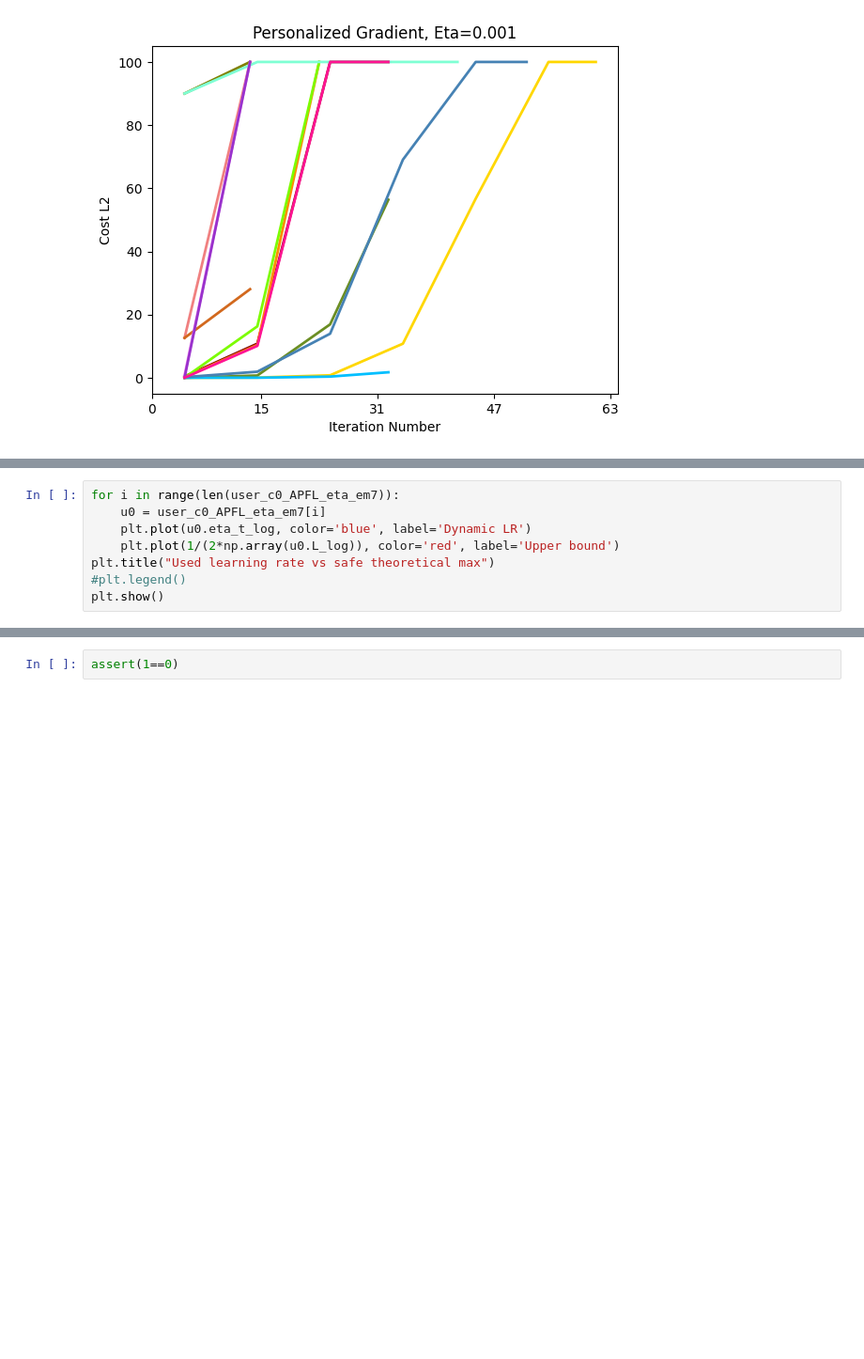
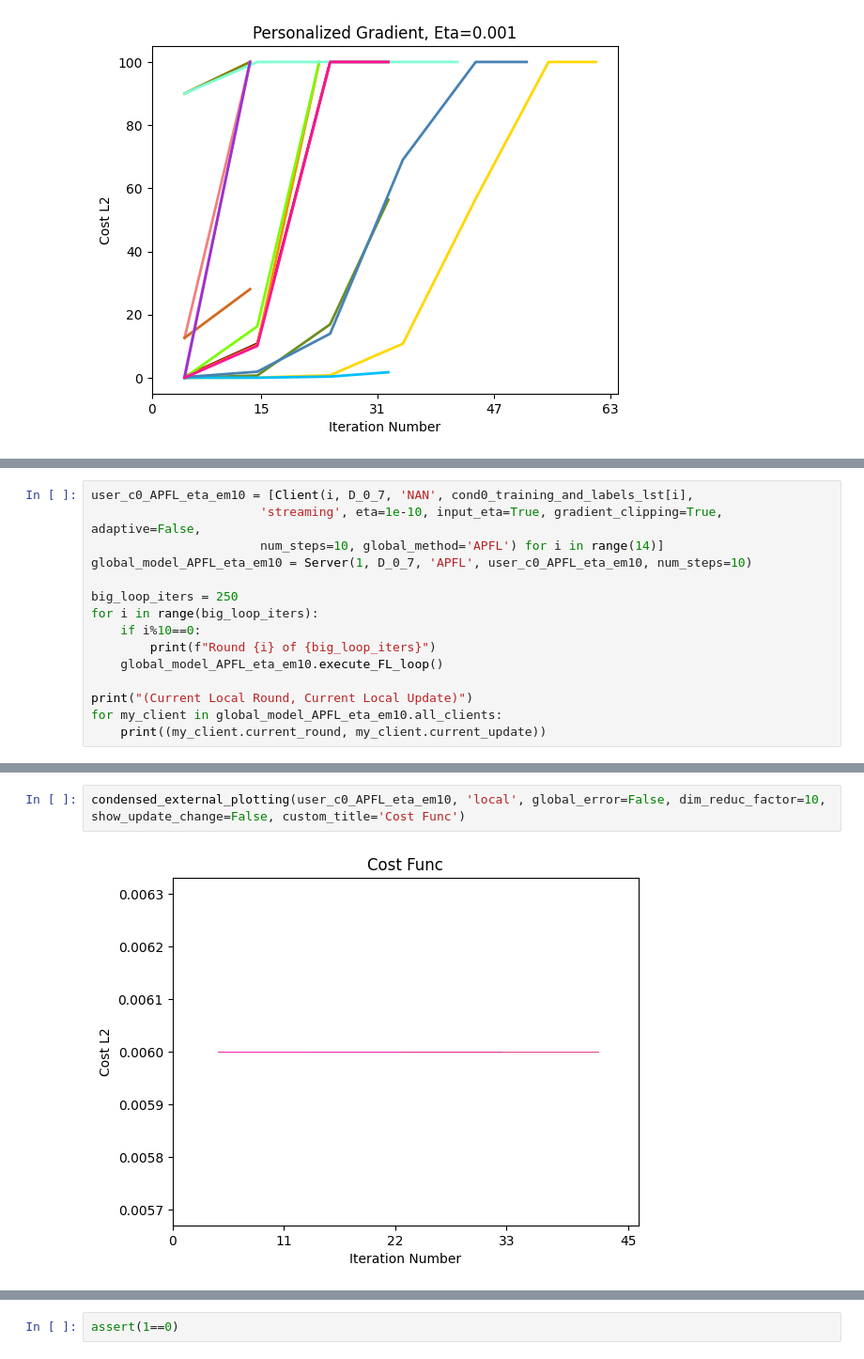
Before and after one commit to kdmalc/personalization-privacy-risk, a Jupyter notebook: 202_Personalized_FL.ipynb, the cells around one changed output, grey strips where cells are left out. Shown at 94% size. Saved outputs shown, nothing was run; the diff lists cells and outputs as text; blank space fills up the shorter version.

Commit message:
Eta=1e-10 local grad flat, others blow up

```diff
--- a/202_Personalized_FL.ipynb
+++ b/202_Personalized_FL.ipynb
@@ -335,8 +320,0 @@ IndexError: index 0 is out of bounds for axis 1 with size 0
-# %%
-for i in range(len(user_c0_APFL_eta_em7)):
-    u0 = user_c0_APFL_eta_em7[i]
-    plt.plot(u0.eta_t_log, color='blue', label='Dynamic LR')
-    plt.plot(1/(2*np.array(u0.L_log)), color='red', label='Upper bound')
-plt.title("Used learning rate vs safe theoretical max")
-#plt.legend()
-plt.show()
@@ -342,0 +323,15 @@ plt.show()
+# %%
+user_c0_APFL_eta_em10 = [Client(i, D_0_7, 'NAN', cond0_training_and_labels_lst[i],
+                       'streaming', eta=1e-10, input_eta=True, gradient_clipping=True, adaptive=False,
+                       num_steps=10, global_method='APFL') for i in range(14)]
+global_model_APFL_eta_em10 = Server(1, D_0_7, 'APFL', user_c0_APFL_eta_em10, num_steps=10)
+
+big_loop_iters = 250
+for i in range(big_loop_iters):
+    if i%10==0:
+        print(f"Round {i} of {big_loop_iters}")
+    global_model_APFL_eta_em10.execute_FL_loop()
+
+print("(Current Local Round, Current Local Update)")
+for my_client in global_model_APFL_eta_em10.all_clients:
+    print((my_client.current_round, my_client.current_update))
@@ -342,0 +356,4 @@ plt.show()
+# %%
+condensed_external_plotting(user_c0_APFL_eta_em10, 'local', global_error=False, dim_reduc_factor=10, show_update_change=False, custom_title='Cost Func')
+# %% [output]
+[figure, added]
```
Also changed, not shown: parts of 18 cells of this notebook, 1 other file.
